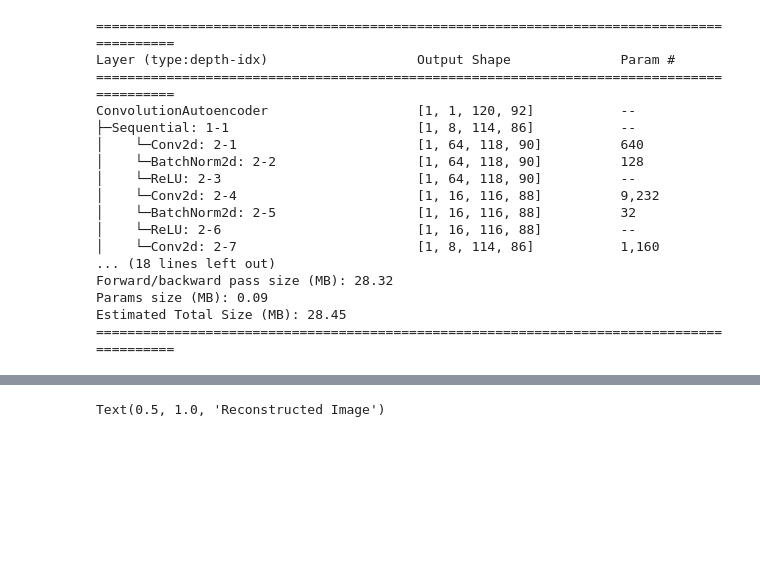
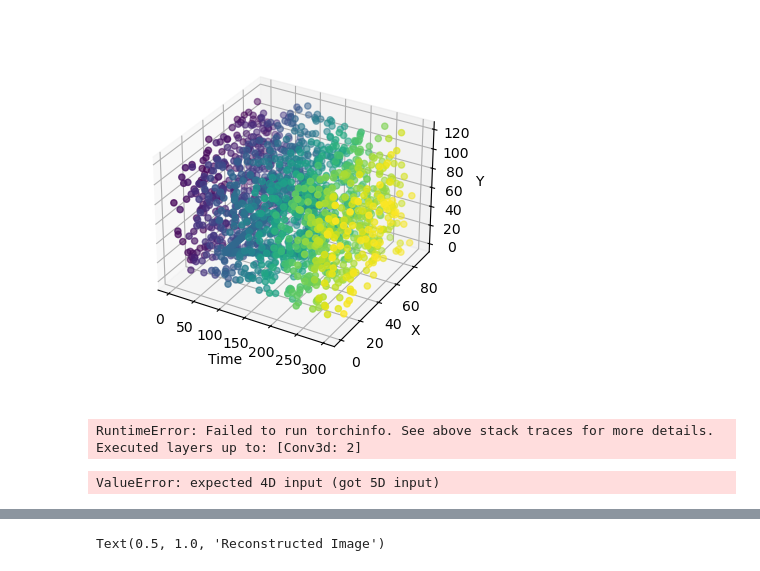
Before and after one commit to Lukelele/ResearchProject, a Jupyter notebook: main3D.ipynb, the cells around one changed output, grey strips where cells are left out. Drawn from its saved outputs; the diff is of its cells as text; code cells hidden in the pictures; blank space fills up the shorter version.

```diff
--- a/main3D.ipynb
+++ b/main3D.ipynb
@@ -42 +32,5 @@ ax[1].imshow(train_data_noisy[0][0])
+# %%
+Generator3D.plot(train_data_noisy[0][0])
+# %% [output]
+[figure, added]
 # %%
@@ -98,21 +68,5 @@ class ConvolutionAutoencoder(beacon.Module):
 # %%
-summary(ConvolutionAutoencoder(), input_size=(1, 1, 120, 92))
+summary(ConvolutionAutoencoder(), input_size=(1, 1, 300, 120, 92))
 # %% [output]
-==========================================================================================
-Layer (type:depth-idx)                   Output Shape              Param #
-==========================================================================================
-ConvolutionAutoencoder                   [1, 1, 120, 92]           --
-├─Sequential: 1-1                        [1, 8, 114, 86]           --
-│    └─Conv2d: 2-1                       [1, 64, 118, 90]          640
-│    └─BatchNorm2d: 2-2                  [1, 64, 118, 90]          128
-│    └─ReLU: 2-3                         [1, 64, 118, 90]          --
-│    └─Conv2d: 2-4                       [1, 16, 116, 88]          9,232
-│    └─BatchNorm2d: 2-5                  [1, 16, 116, 88]          32
-│    └─ReLU: 2-6                         [1, 16, 116, 88]          --
-│    └─Conv2d: 2-7                       [1, 8, 114, 86]           1,160
-... (18 lines left out)
-Forward/backward pass size (MB): 28.32
-Params size (MB): 0.09
-Estimated Total Size (MB): 28.45
-==========================================================================================
+RuntimeError: Failed to run torchinfo. See above stack traces for more details. Executed layers up to: [Conv3d: 2]
 # %%
@@ -121,3 +75,5 @@ autoencoder.compile(optimiser=torch.optim.Adam, loss_function=torch.nn.MSELoss,
 # %%
-loss = autoencoder.fit_tensor(train_data_noisy, train_data, epochs=500)
+# loss = autoencoder.fit_tensor(train_data_noisy, train_data, epochs=500)
+# %% [output]
+ValueError: expected 4D input (got 5D input)
 # %%
```
Also changed, not shown: parts of 12 cells of this notebook.
